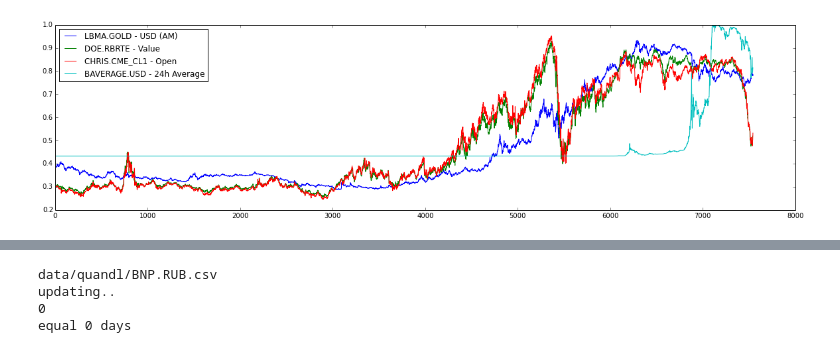
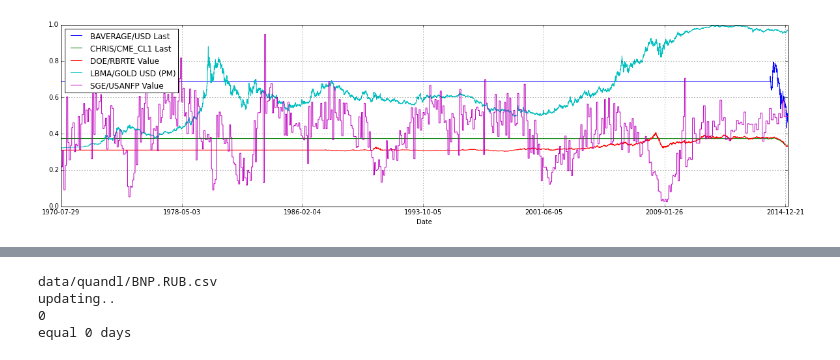
Before and after one commit to qorelogic/ml2, a Jupyter notebook: bin/quandl-fun.ipynb, the cells around one changed output, grey strips where cells are left out. Cells and saved outputs as stored; diff of their text form; code cells hidden in the pictures.

```diff
--- a/bin/quandl-fun.ipynb
+++ b/bin/quandl-fun.ipynb
@@ -13,21 +119,18 @@ rcParams['figure.figsize'] = 20, 5
 # %%
 tks = []
 tks.append('LBMA/GOLD') # Gold
 tks.append('DOE/RBRTE') # Europe Brent Crude Oil Spot Price FOB
 tks.append('CHRIS/CME_CL1') # Crude Oil Futures, Continuous Contract #1 (CL1) (Front Month)
 tks.append('BAVERAGE/USD') # USD/BITCOIN Weighted Price
-d = q.get(tks)
+tks.append('SGE/USANFP') # Non-farm payroll
+d = getDataFromQuandl(tks, dataset='', index_col=0)
+#li = d.tail(1).transpose(); li['l1'] = p.DataFrame(list(d.columns)).index; print li
+hdrs = list(d.columns[[3,7,13,19,20]])
+dsss = d.bfill().ix[1000:len(d),hdrs]
+#dsss = d.bfill().ix[5000:8000,hdrs]
+dsss = normalizeme(dsss, dsss.index, hdrs)
+dsss = sigmoidme(dsss)
+dsss.plot(logy=False); legend(hdrs,2); show();
+# %% [output]
+[figure, added]
-# %%
-#print d.columns
-#print d.tail(1)
-hdrs = ['LBMA.GOLD - USD (AM)','DOE.RBRTE - Value','CHRIS.CME_CL1 - Open','BAVERAGE.USD - 24h Average']
-dsss = d.bfill().ix[5000:len(d),hdrs]
-#dsss = d.bfill().ix[5000:8000,hdrs]
-dsss = normalizeme(dsss)
-dsss = sigmoidme(dsss)
-plot(dsss)
-legend(dsss,2)
-show()
-# %% [output]
-[figure, removed]
 # %%
```
Also changed, not shown: parts of 6 cells of this notebook, 2 other files.
